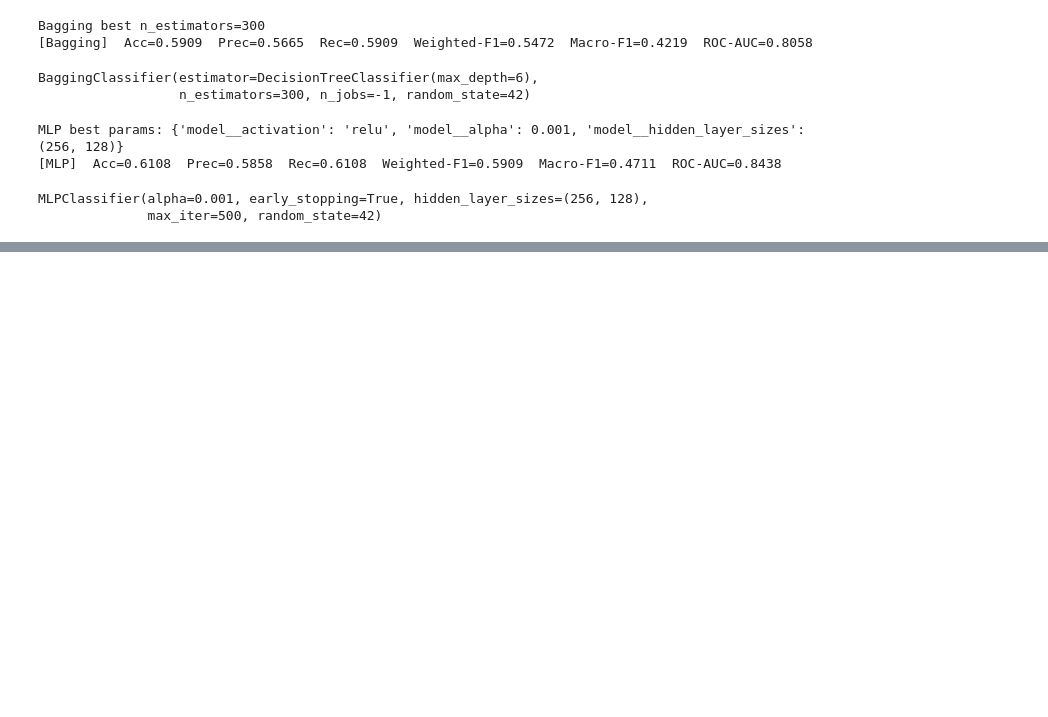
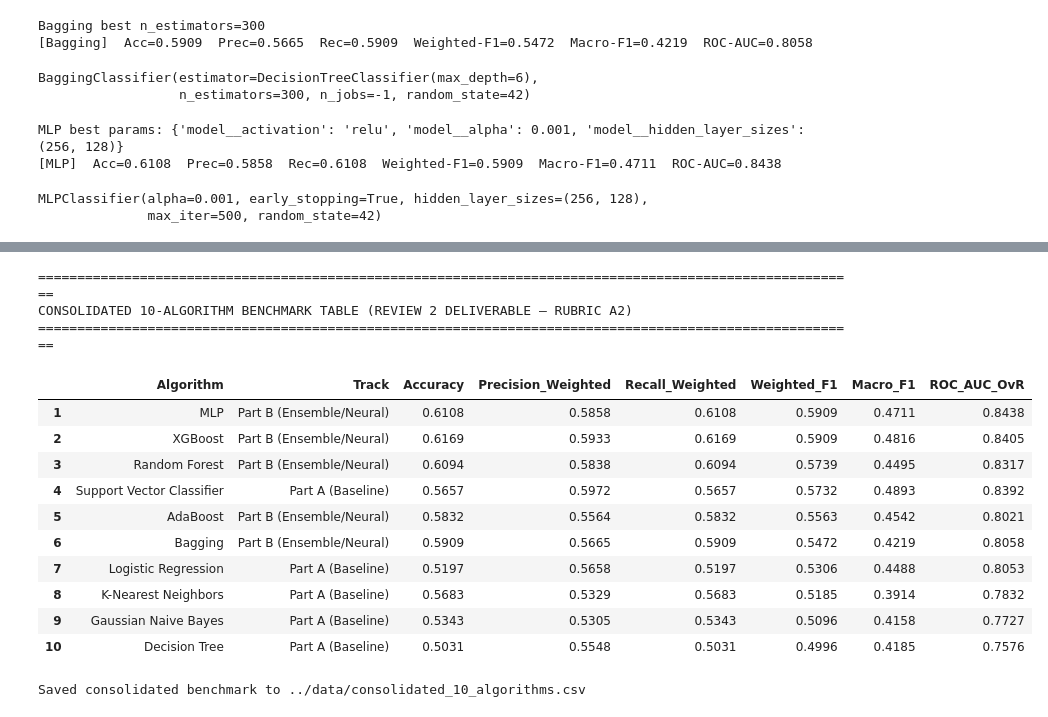
Before and after one commit to Harishraghult/ML_project, a Jupyter notebook: notebooks/classification_partB.ipynb, the cells around one changed output, grey strips where cells are left out. Cells and saved outputs as stored; diff of their text form; code cells hidden in the pictures; blank space fills up the shorter version.

```diff
--- a/notebooks/classification_partB.ipynb
+++ b/notebooks/classification_partB.ipynb
@@ -391,0 +536,53 @@ MLPClassifier(alpha=0.001, early_stopping=True, hidden_layer_sizes=(256, 128),
+# %%
+partA_path = os.path.join(DATA_DIR, 'partA_results.csv')
+if os.path.exists(partA_path):
+    partA_df = pd.read_csv(partA_path)
+    partA_df['Track'] = 'Part A (Baseline)'
+else:
+    print("WARNING: partA_results.csv not found.")
+    partA_df = pd.DataFrame()
+
+partB_df = partB_table.copy()
+partB_df['Track'] = 'Part B (Ensemble/Neural)'
+
+# Combine both tracks
+consolidated_df = pd.concat([partA_df, partB_df], ignore_index=True)
+
+# Required 10 algorithms
+req_10 = [
+    'Logistic Regression', 'K-Nearest Neighbors', 'Gaussian Naive Bayes',
+    'Decision Tree', 'Support Vector Classifier', 'Random Forest',
+    'AdaBoost', 'XGBoost', 'Bagging', 'MLP'
+]
+
+table_10 = consolidated_df[consolidated_df['Algorithm'].isin(req_10)].copy()
+table_10 = table_10.sort_values(by='Weighted_F1', ascending=False).reset_index(drop=True)
+table_10.index = np.arange(1, len(table_10) + 1)
+
+display_cols = ['Algorithm', 'Track', 'Accuracy', 'Precision_Weighted', 'Recall_Weighted', 'Weighted_F1', 'Macro_F1', 'ROC_AUC_OvR']
+display_cols = [c for c in display_cols if c in table_10.columns]
+
+print("=" * 105)
+print("CONSOLIDATED 10-ALGORITHM BENCHMARK TABLE (REVIEW 2 DELIVERABLE — RUBRIC A2)")
+print("=" * 105)
+display(table_10[display_cols])
+
+# Save consolidated table to data/
+table_10[display_cols].to_csv(os.path.join(DATA_DIR, 'consolidated_10_algorithms.csv'), index=False)
+print("Saved consolidated benchmark to ../data/consolidated_10_algorithms.csv")
+# %% [output]
+=========================================================================================================
+CONSOLIDATED 10-ALGORITHM BENCHMARK TABLE (REVIEW 2 DELIVERABLE — RUBRIC A2)
+=========================================================================================================
+|  | Algorithm | Track | Accuracy | Precision_Weighted | Recall_Weighted | Weighted_F1 | Macro_F1 | ROC_AUC_OvR |
+| 1 | MLP | Part B (Ensemble/Neural) | 0.6108 | 0.5858 | 0.6108 | 0.5909 | 0.4711 | 0.8438 |
+| 2 | XGBoost | Part B (Ensemble/Neural) | 0.6169 | 0.5933 | 0.6169 | 0.5909 | 0.4816 | 0.8405 |
+| 3 | Random Forest | Part B (Ensemble/Neural) | 0.6094 | 0.5838 | 0.6094 | 0.5739 | 0.4495 | 0.8317 |
+| 4 | Support Vector Classifier | Part A (Baseline) | 0.5657 | 0.5972 | 0.5657 | 0.5732 | 0.4893 | 0.8392 |
+| 5 | AdaBoost | Part B (Ensemble/Neural) | 0.5832 | 0.5564 | 0.5832 | 0.5563 | 0.4542 | 0.8021 |
+| 6 | Bagging | Part B (Ensemble/Neural) | 0.5909 | 0.5665 | 0.5909 | 0.5472 | 0.4219 | 0.8058 |
+| 7 | Logistic Regression | Part A (Baseline) | 0.5197 | 0.5658 | 0.5197 | 0.5306 | 0.4488 | 0.8053 |
+| 8 | K-Nearest Neighbors | Part A (Baseline) | 0.5683 | 0.5329 | 0.5683 | 0.5185 | 0.3914 | 0.7832 |
+| 9 | Gaussian Naive Bayes | Part A (Baseline) | 0.5343 | 0.5305 | 0.5343 | 0.5096 | 0.4158 | 0.7727 |
+| 10 | Decision Tree | Part A (Baseline) | 0.5031 | 0.5548 | 0.5031 | 0.4996 | 0.4185 | 0.7576 |
+Saved consolidated benchmark to ../data/consolidated_10_algorithms.csv
```
Also changed, not shown: parts of 9 cells of this notebook, 5 other files.
